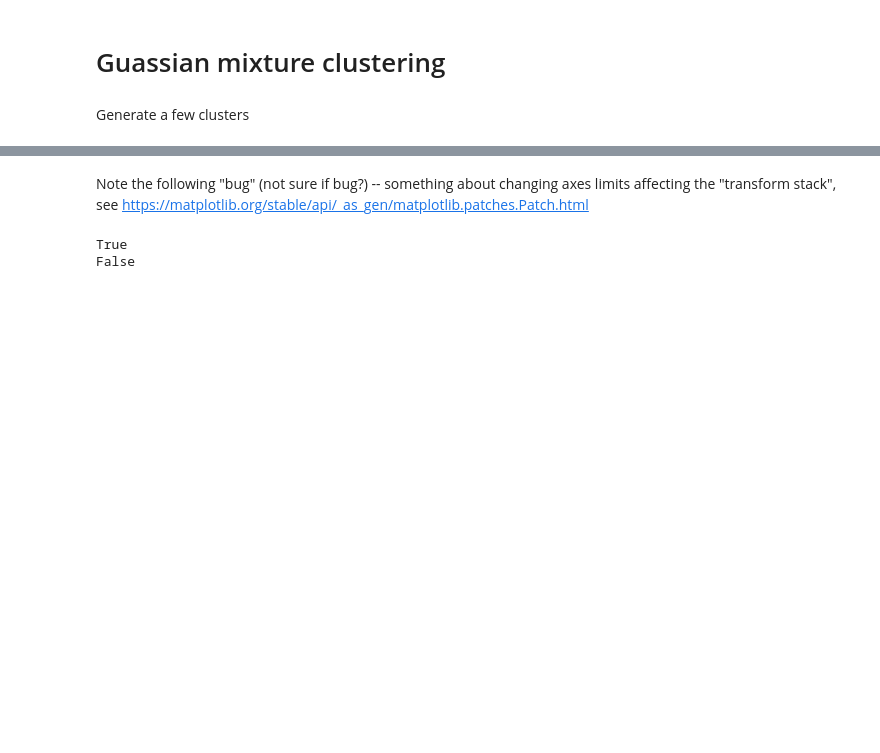
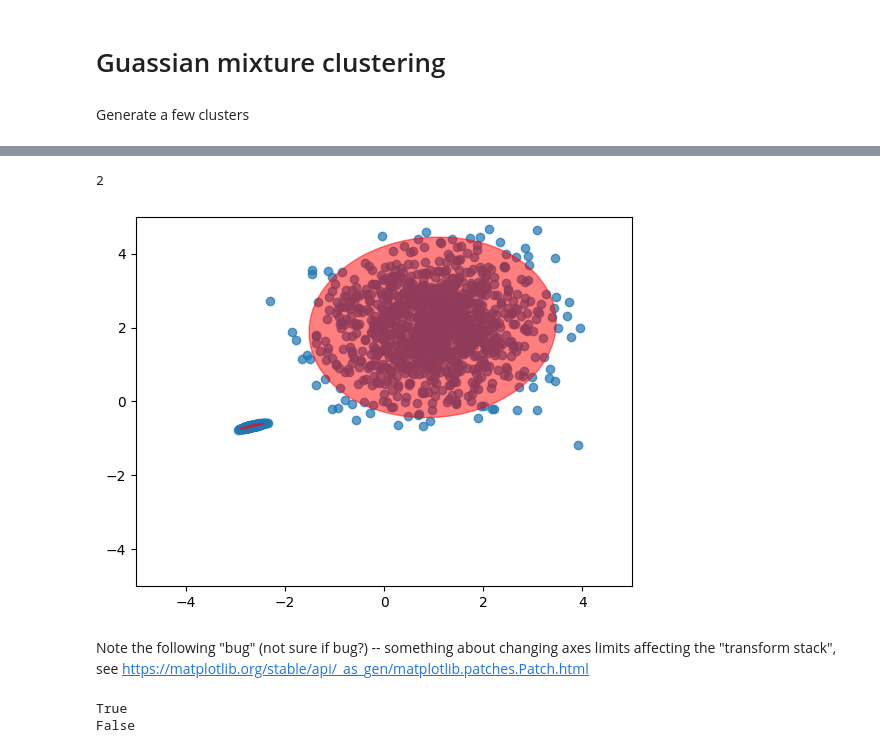
Before and after one commit to chenhi/groove_gang, a Jupyter notebook: gaussian_mixture.ipynb, the cells around one changed output, grey strips where cells are left out. Cells and saved outputs as stored; diff of their text form; code cells hidden in the pictures; blank space fills up the shorter version.

```diff
--- a/gaussian_mixture.ipynb
+++ b/gaussian_mixture.ipynb
@@ -107,3 +254,27 @@ Num covered: 0.992, valid covered: 0.992, overlapped: 0.116
+# %%
+gm = GaussianMixture(n_components=2)
+gm.fit(data)
+
+
+plt.figure()
+ax = plt.gca()
+ax.set_xlim([-5, 5])
+ax.set_ylim([-5, 5])
+
+patches, coverage = get_patches(gm, 0.95, data)
+
+plt.scatter(x, y, alpha=0.7)
+for p in patches:
+    ax.add_patch(p)
+
+
+
+
+gm, i = winnow_components(data)
+i
+# %% [output]
+2
+[figure, added]
 # %% [markdown]
 Note the following "bug" (not sure if bug?) -- something about changing axes limits affecting the "transform stack", see https://matplotlib.org/stable/api/_as_gen/matplotlib.patches.Patch.html
 # %%
```
Also changed, not shown: parts of 24 cells of this notebook, 2 other files.
